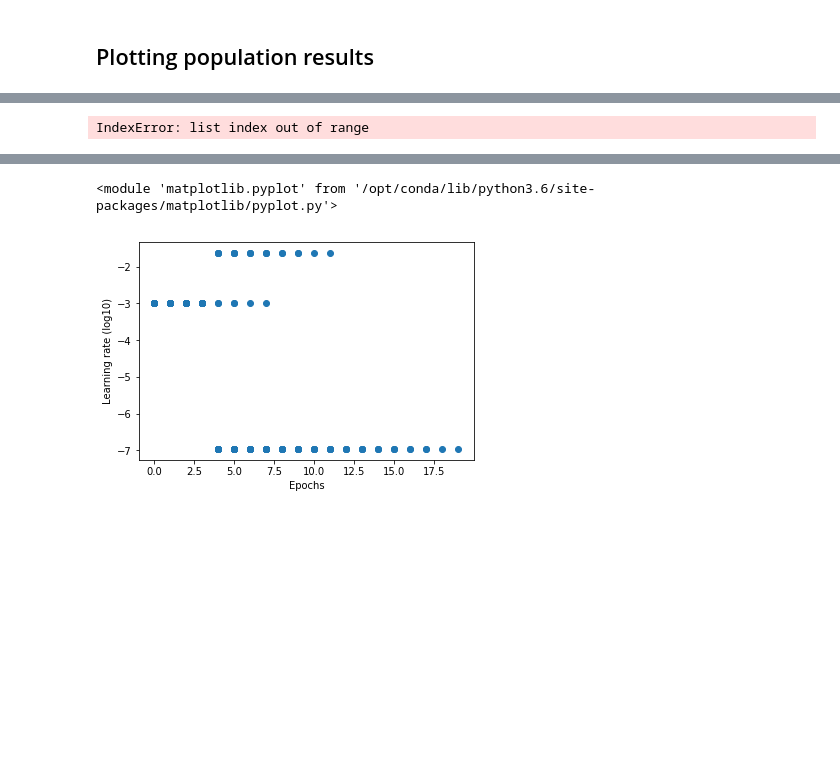
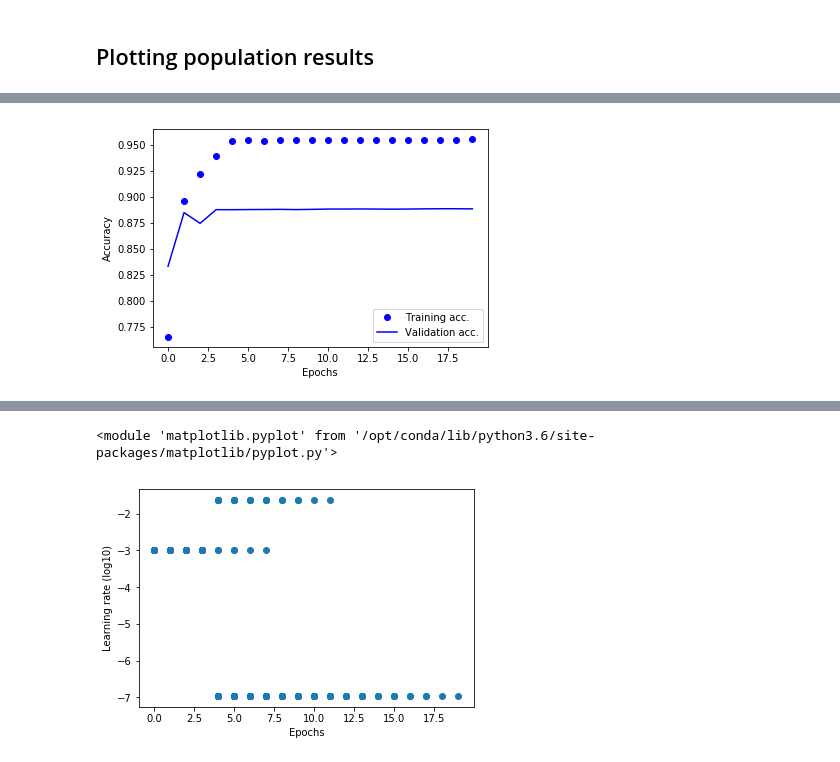
Before and after one commit to dylan-stark/pybt, a Jupyter notebook: notebooks/imdb.ipynb, the cells around one changed output, grey strips where cells are left out. Saved outputs shown, nothing was run; the diff lists cells and outputs as text; code cells hidden in the pictures; blank space fills up the shorter version.

```diff
--- a/notebooks/imdb.ipynb
+++ b/notebooks/imdb.ipynb
@@ -125,5 +127,5 @@ notebook.plot_all_acc(obs)
 # %%
-notebook.plot_member_acc(obs, 20).show()
+notebook.plot_member_acc(obs, 18).show()
 # %% [output]
-IndexError: list index out of range
+[figure, added]
 # %%
```
Also changed, not shown: parts of 7 cells of this notebook, 3 other files.
